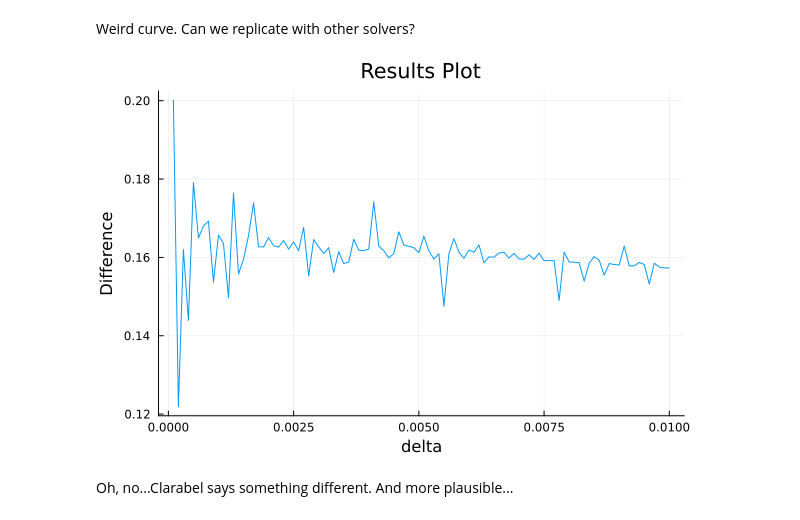
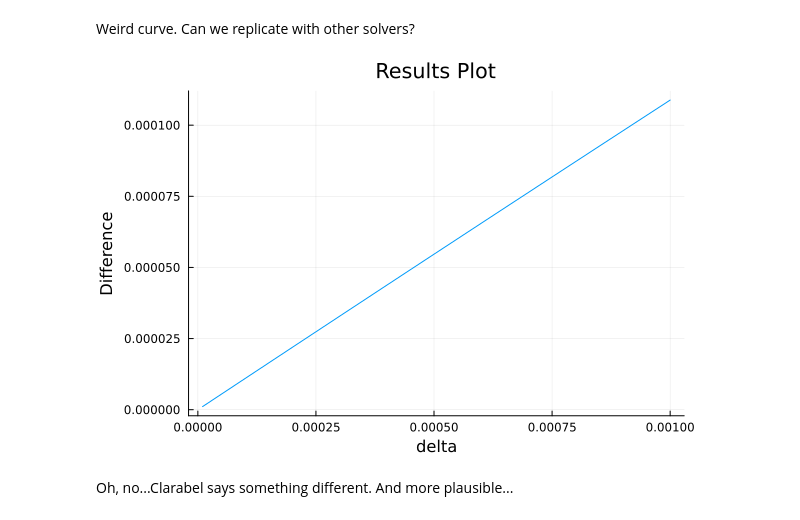
Before and after one commit to samhopkins/lipschitz, a Jupyter notebook: different-solvers.ipynb, the cells around one changed output. Cells and saved outputs as stored; diff of their text form; code cells hidden in the pictures.

```diff
--- a/different-solvers.ipynb
+++ b/different-solvers.ipynb
@@ -22,8 +22,8 @@ function get_x1_value(m,w,solver)
 #    wprime = w / (2 * minimum(w))
 #    B = 2 * minimum(w)/ log(m)
     constraints = [sum(x) >= 1, x >= 0]
-    p = minimize(dot(w,x) - entropy(x) / ( log(m) * minimum(w)), constraints)
-    solve!(p, solver.Optimizer, silent=true)
+    p = minimize(dot(w,x) - entropy(x) / ( log(m) * minimum(w)), constraints, numeric_type=BigFloat)
+    solve!(p, solver.Optimizer{BigFloat}, silent=true)
     return evaluate(x)[1]
 end
 # %% [output]
@@ -48,10 +47,12 @@ plot(deltas, results, xlabel="delta", ylabel="Difference", title="Results Plot",
 # %% [markdown]
 Weird curve. Can we replicate with other solvers?
 # %%
-results = [abs(get_x1_value(m, unif(m),Clarabel) - get_x1_value(m, perturb_by_delta(m,delta), Clarabel)) / (delta )  for delta in deltas]
+deltas = 0.00001:0.00001:0.001
+m=20
+results = [abs(get_x1_value(m, unif(m),Clarabel) - get_x1_value(m, perturb_by_delta(m,delta), Clarabel))   for delta in deltas]
 plot(deltas, results, xlabel="delta", ylabel="Difference", title="Results Plot", legend=false)
 # %% [output]
-[figure, old version]
+[figure, new version]
 # %% [markdown]
 Oh, no...Clarabel says something different. And more plausible...
 # %%
```
Also changed, not shown: parts of 3 cells of this notebook, 1 other file.
